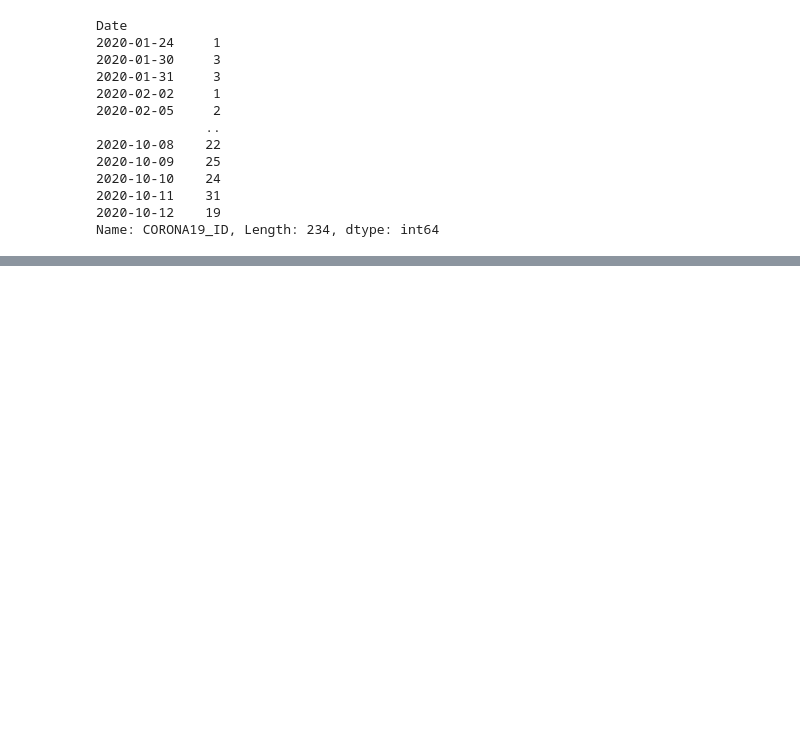
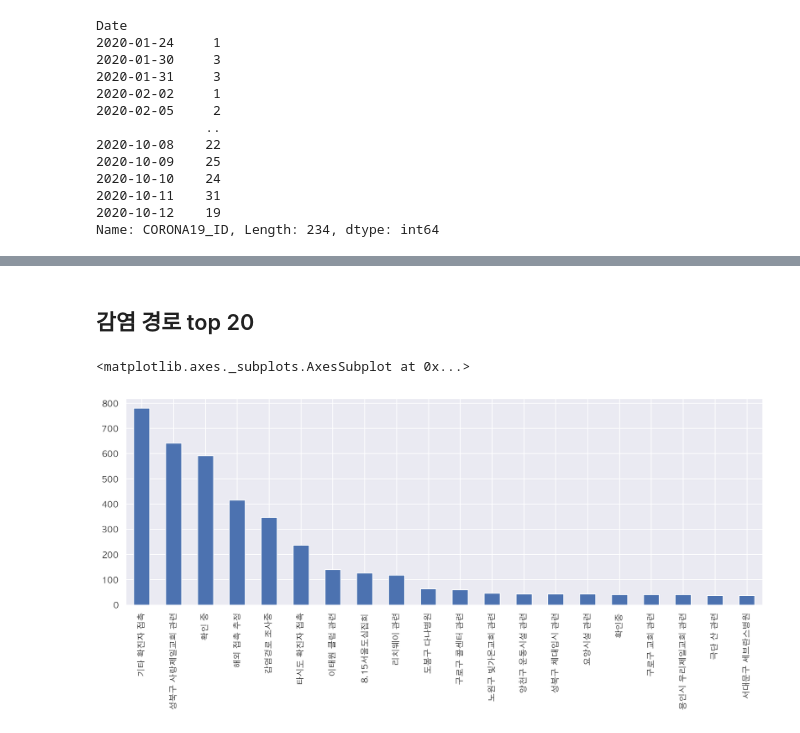
Before and after one commit to choihana/covid19_visualize, a Jupyter notebook: openAPI-covid19.ipynb, the cells around one changed output, grey strips where cells are left out. Cells and saved outputs as stored; diff of their text form; code cells hidden in the pictures; blank space fills up the shorter version.

```diff
--- a/openAPI-covid19.ipynb
+++ b/openAPI-covid19.ipynb
@@ -155,0 +218,8 @@ df1.groupby('Date')['CORONA19_ID'].count().to_csv("result/covid19.csv")
+# %% [markdown]
+## 감염 경로 top 20
+# %%
+top20= df1['CORONA19_CONTACT_HISTORY'].value_counts(ascending=False).head(20)
+top20.plot.bar(figsize=(15,5))
+# %% [output]
+<matplotlib.axes._subplots.AxesSubplot at 0x...>
+[figure, added]
```
Also changed, not shown: parts of 12 cells of this notebook.
